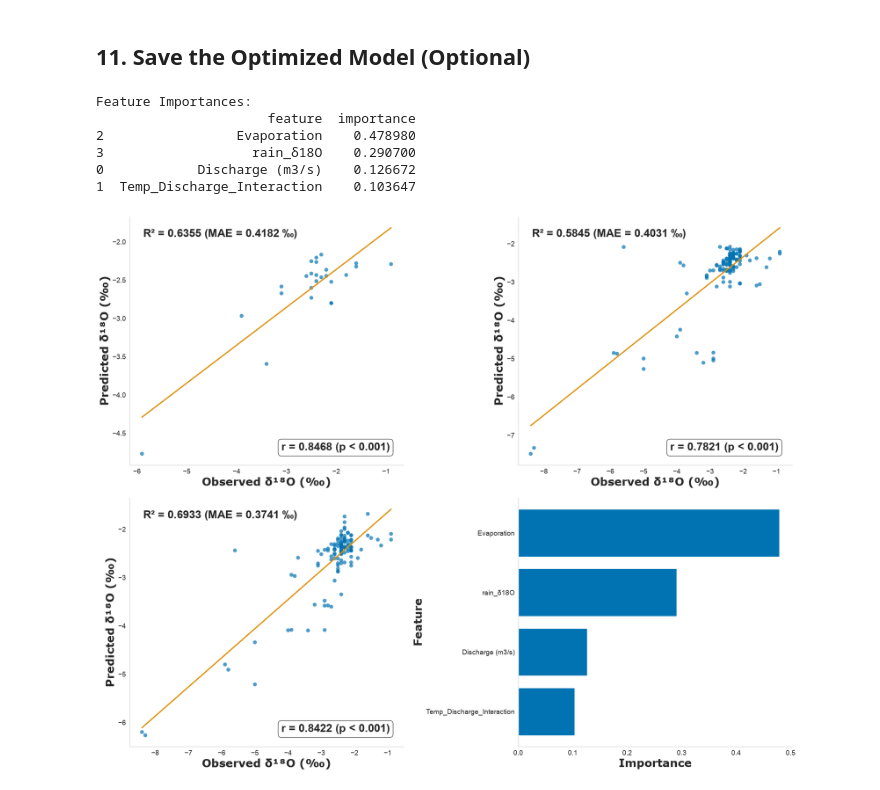
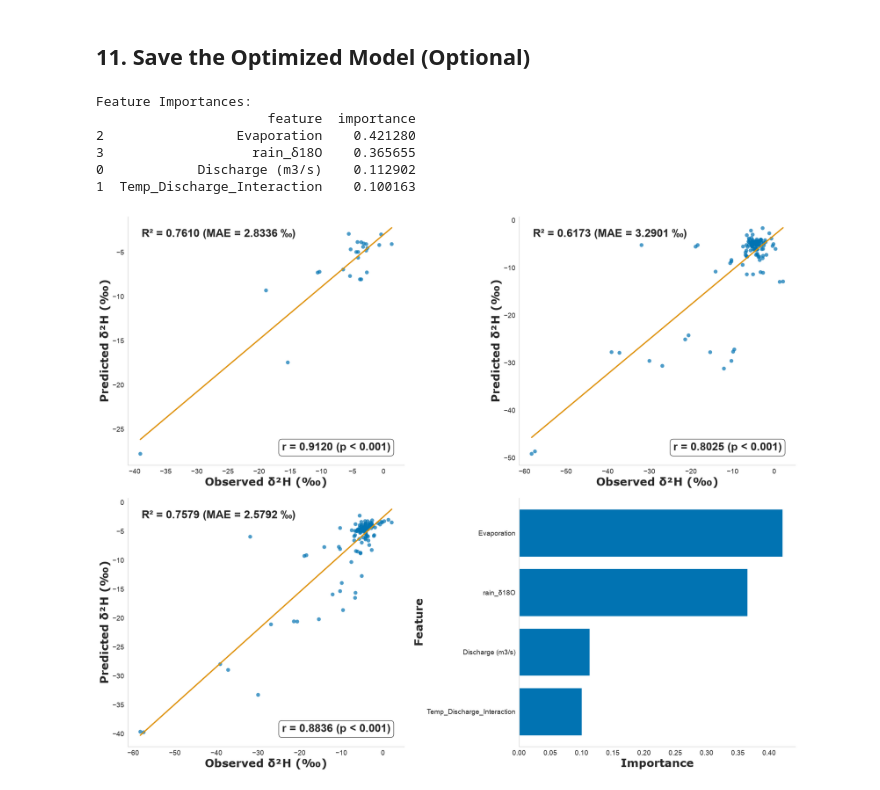
Before and after one commit to kalfaro8/Modeling-Project, a Jupyter notebook: Random-Forest-main/Random_Forest_Improved.ipynb, the cells around one changed output. Cells and saved outputs as stored; diff of their text form; code cells hidden in the pictures.

```diff
--- a/Random-Forest-main/Random_Forest_Improved.ipynb
+++ b/Random-Forest-main/Random_Forest_Improved.ipynb
@@ -148,7 +148,10 @@ Use train_test_split with shuffling for better generalization
 # %%
 # Prepare features and target
 X = stream[feature_col]
-y = stream["δ18O"]
+TARGET = "δ2H"   # <-- set to "δ18O" or "δ2H"
+iso = TARGET                                         # plain text, e.g. "δ2H"
+iso_label = {"δ18O": "δ¹⁸O", "δ2H": "δ²H"}[TARGET]   # superscript version for plot axes
+y = stream[TARGET]
 
 # Split data with shuffling (80-20 split)
 X_train, X_test, y_train, y_test = train_test_split(
@@ -157,8 +160,8 @@ X_train, X_test, y_train, y_test = train_test_split(
 
 print(f"Training set size: {len(X_train)}")
 print(f"Test set size: {len(X_test)}")
-print(f"\nTraining set δ18O range: [{y_train.min():.2f}, {y_train.max():.2f}]")
-print(f"Test set δ18O range: [{y_test.min():.2f}, {y_test.max():.2f}]")
+print(f"\nTraining set {iso} range: [{y_train.min():.2f}, {y_train.max():.2f}]")
+print(f"Test set {iso} range: [{y_test.min():.2f}, {y_test.max():.2f}]")
 # %% [output]
 Training set size: 98
 Test set size: 25
@@ -782,8 +785,8 @@ axes[0, 0].text(0.05, 0.95, f'R² = {optimized_r2:.4f} (MAE = {optimized_mae:.4f
 axes[0,0].text(0.95, 0.05, f'r = {test_pearson_r:.4f} ({"p < 0.001" if test_pearson_p < 0.001 else "p < 0.01" if test_pearson_p < 0.01 else "p < 0.05" if test_pearson_p < 0.05 else "NS"})',
                transform=axes[0, 0].transAxes, fontsize=22, fontweight='bold', verticalalignment='bottom',
                bbox=dict(boxstyle='round', facecolor='white', alpha=0.8, edgecolor='black'), horizontalalignment='right')
-axes[0, 0].set_xlabel(r'Observed δ¹⁸O (‰)', fontsize=22, fontweight='bold', fontfamily='Verdana')
-axes[0, 0].set_ylabel(r'Predicted δ¹⁸O (‰)', fontsize=22, fontweight='bold', fontfamily='Verdana')
+axes[0, 0].set_xlabel(rf'Observed {iso_label} (‰)', fontsize=22, fontweight='bold', fontfamily='Verdana')
+axes[0, 0].set_ylabel(rf'Predicted {iso_label} (‰)', fontsize=22, fontweight='bold', fontfamily='Verdana')
 axes[0, 0].tick_params(axis='both', which='major', labelsize=14)
 axes[0, 0].spines['top'].set_visible(False)
 axes[0, 0].spines['right'].set_visible(False)
@@ -801,8 +804,8 @@ axes[0, 1].text(0.05, 0.95, f'R² = {cv_r2_overall:.4f} (MAE = {cv_mae_overall:.
 axes[0, 1].text(0.95, 0.05, f'r = {cv_pearson_r:.4f} ({"p < 0.001" if cv_pearson_p < 0.001 else "p < 0.01" if cv_pearson_p < 0.01 else "p < 0.05" if cv_pearson_p < 0.05 else "NS"})', transform=axes[0, 1].transAxes,
                 fontsize=22, fontweight='bold', verticalalignment='bottom',
                 bbox=dict(boxstyle='round', facecolor='white', alpha=0.8, edgecolor='black'), horizontalalignment='right')
-axes[0, 1].set_xlabel(r'Observed δ¹⁸O (‰)', fontsize=22, fontweight='bold', fontfamily='Verdana')
-axes[0, 1].set_ylabel(r'Predicted δ¹⁸O (‰)', fontsize=22, fontweight='bold', fontfamily='Verdana')
+axes[0, 1].set_xlabel(rf'Observed {iso_label} (‰)', fontsize=22, fontweight='bold', fontfamily='Verdana')
+axes[0, 1].set_ylabel(rf'Predicted {iso_label} (‰)', fontsize=22, fontweight='bold', fontfamily='Verdana')
 axes[0, 1].tick_params(axis='both', which='major', labelsize=14)
 axes[0, 1].spines['top'].set_visible(False)
 axes[0, 1].spines['right'].set_visible(False)
@@ -820,39 +823,39 @@ axes[1, 0].text(0.05, 0.95, f'R² = {loocv_r2:.4f} (MAE = {loocv_mae:.4f} ‰)',
 axes[1, 0].text(0.95, 0.05, f'r = {loocv_pearson_r:.4f} ({"p < 0.001" if loocv_pearson_p < 0.001 else "p < 0.01" if loocv_pearson_p < 0.01 else "p < 0.05" if loocv_pearson_p < 0.05 else "NS"})', transform=axes[1, 0].transAxes,
                 fontsize=22, fontweight='bold', verticalalignment='bottom',
                 bbox=dict(boxstyle='round', facecolor='white', alpha=0.8, edgecolor='black'), horizontalalignment='right')
-axes[1, 0].set_xlabel(r'Observed δ¹⁸O (‰)', fontsize=22, fontweight='bold', fontfamily='Verdana')
-axes[1, 0].set_ylabel(r'Predicted δ¹⁸O (‰)', fontsize=22, fontweight='bold', fontfamily='Verdana')
+axes[1, 0].set_xlabel(rf'Observed {iso_label} (‰)', fontsize=22, fontweight='bold', fontfamily='Verdana')
+axes[1, 0].set_ylabel(rf'Predicted {iso_label} (‰)', fontsize=22, fontweight='bold', fontfamily='Verdana')
 axes[1, 0].tick_params(axis='both', which='major', labelsize=14)
 axes[1, 0].spines['top'].set_visible(False)
 axes[1, 0].spines['right'].set_visible(False)
 axes[1, 0].grid(False)
 
 # 4. Feature Importances
 feature_importance = pd.DataFrame({
     'feature': feature_col,
     'importance': optimized_rf.feature_importances_
 }).sort_values('importance', ascending=False)
 
 print("Feature Importances:")
 print(feature_importance)
 
 bars = axes[1, 1].barh(feature_importance['feature'], feature_importance['importance'], color='#0173B2')
 axes[1, 1].set_xlabel('Importance', fontsize=22, fontweight='bold', fontname='Verdana')
 axes[1, 1].set_ylabel('Feature', fontsize=22, fontweight='bold', fontname='Verdana')
 axes[1, 1].tick_params(axis='both', which='major', labelsize=14)
 axes[1, 1].invert_yaxis()
 axes[1, 1].spines['top'].set_visible(False)
 axes[1, 1].spines['right'].set_visible(False)
 axes[1, 1].grid(False)
 
 # Apply tight layout to prevent overlapping
 plt.tight_layout(pad=2.0)
 plt.show()
 # %% [output]
 Feature Importances:
                       feature  importance
-2                 Evaporation    0.478980
-3                   rain_δ18O    0.290700
-0            Discharge (m3/s)    0.126672
-1  Temp_Discharge_Interaction    0.103647
+2                 Evaporation    0.421280
+3                   rain_δ18O    0.365655
+0            Discharge (m3/s)    0.112902
+1  Temp_Discharge_Interaction    0.100163
-[figure, old version]
+[figure, new version]
```
Also changed, not shown: parts of 16 cells of this notebook, 7 other files.
